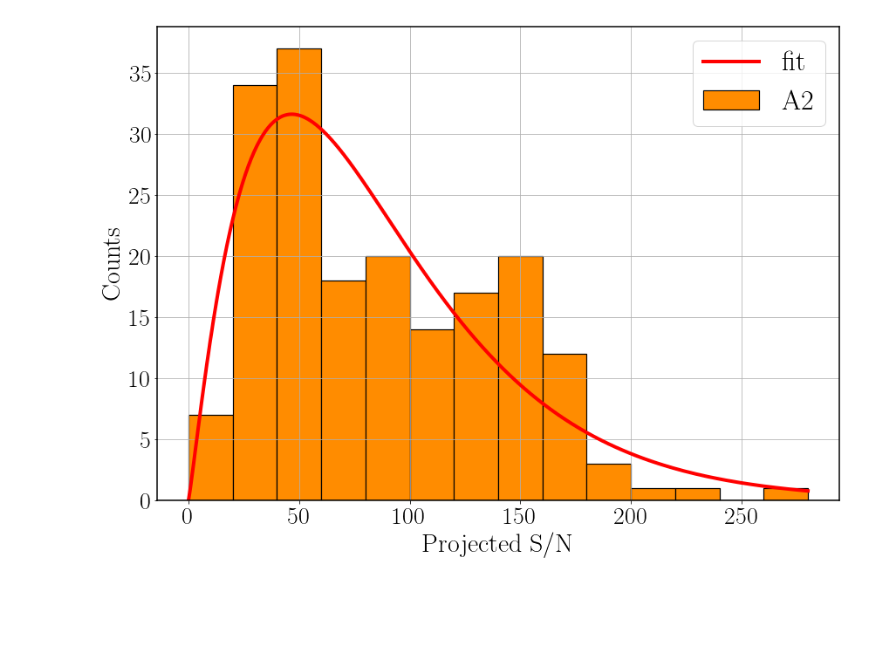
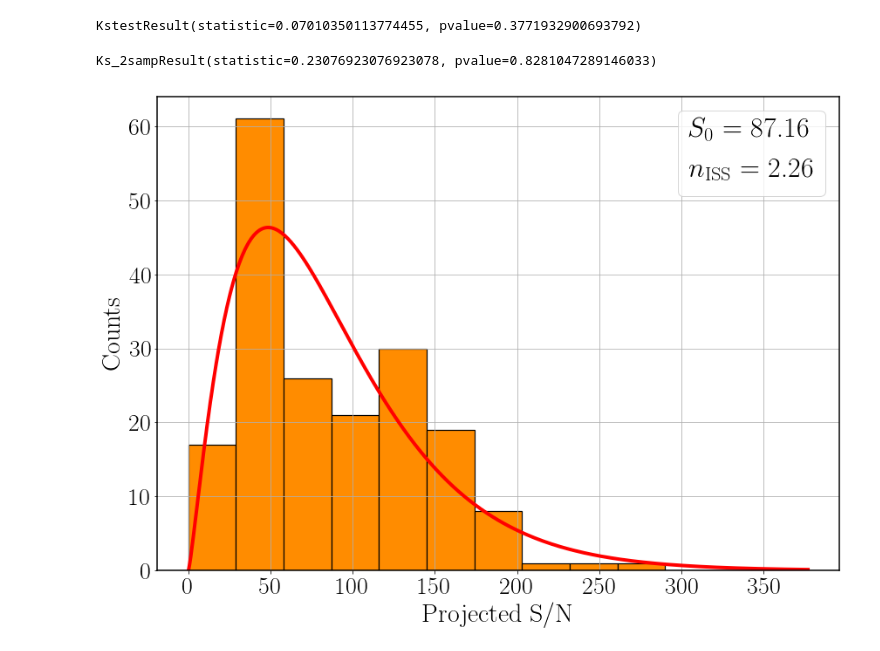
Before and after one commit to svsosafiscella/paper_PuMA, a Jupyter notebook: plot_histogram_scintillation.ipynb, the cells around one changed output. Drawn from its saved outputs; the diff is of its cells as text; code cells hidden in the pictures; blank space fills up the shorter version.

```diff
--- a/plot_histogram_scintillation.ipynb
+++ b/plot_histogram_scintillation.ipynb
@@ -52,10 +79,11 @@ NameError: name 'np' is not defined
 # %%
-ant = "A2"
+ant = "A1"
 tmin = (2500/60)/2
 
 sn = []
 tobs = []
 t_max = np.amax(t_obs)
+print(t_max)
 nobs = 0
 
 
@@ -156,0 +185,20 @@ print(popt, pcov2)
+# %%
+gmodel = Model(f, independent_vars=['x','S0'])
+print('parameter names: {}'.format(gmodel.param_names))
+print('independent variables: {}'.format(gmodel.independent_vars))
+
+params = gmodel.make_params(n=2.18)
+
+S0 = np.mean(sn)
+
+result = gmodel.fit(bin_heights_norm, x=bin_centers, S0=S0, n=2.18)
+
+print(result.fit_report())
+
+plt.close()
+plt.figure(figsize=(14,10))
+plt.plot(bin_centers, bin_heights_norm, 'bo')
+plt.plot(bin_centers, result.init_fit, 'k--', label='initial fit')
+plt.plot(bin_centers, result.best_fit, 'r-', label='best fit')
+plt.legend(loc='best')
+plt.show()
@@ -157,3 +222,17 @@ print(popt, pcov2)
+# %%
+start,end = 0,5000
+n = result.best_values.get('n')
+data = sn
+S0 = np.mean(sn)
+res = kstest(data, lambda x: cdf(x,n,S0,start,end))
+print(res)
+# %% [output]
+KstestResult(statistic=0.07010350113774455, pvalue=0.3771932900693792)
+# %%
+test_stat = ks_2samp(bin_heights, f3(bin_centers, result.best_values.get('n')))
+print(test_stat)
+# %% [output]
+Ks_2sampResult(statistic=0.23076923076923078, pvalue=0.8281047289146033)
 # %%
 plt.close()
 
@@ -167,40 +246,48 @@ nice_fonts = {
         "font.size": 28,
         "axes.linewidth": 1.5,
         # Make the legend/label fonts a little smaller
         "legend.fontsize": 32,
         "xtick.labelsize": 28,
         "ytick.labelsize": 28,
 }
 # Update the fonts
 mpl.rcParams.update(nice_fonts)
 
 
 plt.figure(figsize=(14,10))
 plt.grid()
 
 if ant == "A1":
     col = "C0"
 elif ant == "A2":
     col = "darkorange"
 elif ant == "A1+A2":
     col = "green"
 
+#plt.xlim(0,300)
+plt.xticks(np.arange(0, 410 , 50))
+
 
 x_interval_for_fit = np.linspace(bin_borders[0], bin_borders[-1], 10000)
-plt.plot(x_interval_for_fit, f2(x_interval_for_fit, *popt, norm), label='fit', lw=4, color='red')
-plt.bar(bin_centers, bin_heights_norm * norm, width=bin_width, bottom=None, align='center', color=col, edgecolor='black', linewidth=1.2, label=ant)
-#plt.scatter(bin_centers, bin_heights_norm * norm, label=ant)
-plt.legend(loc='upper right')
+
+plt.plot(x_interval_for_fit, f3(x_interval_for_fit, result.best_values.get('n')), lw=4, color='red')
+
+plt.bar(bin_centers, bin_heights_norm * norm, width=bin_width, bottom=None, align='center', color=col, edgecolor='black', linewidth=1.2)
+plt.plot([], [], ' ', label="$S_0$ = " + str(round(np.mean(sn),2)))
+plt.plot([], [], ' ', label="$n_\mathrm{ISS}$ = " + str(round(result.best_values.get('n'),2)))
+
+
+plt.legend(loc='upper right', handletextpad=0., handlelength=0)
 
 plt.xlabel('Projected S/N')
 plt.ylabel('Counts')
 
-plt.savefig('histograma_scintillation' + ant + '_3.pdf', bbox_inches='tight')
-plt.savefig('histograma_scintillation' + ant + '_3.png', bbox_inches='tight')
+plt.savefig('histograma_scintillation' + ant + '.pdf', bbox_inches='tight')
+plt.savefig('histograma_scintillation' + ant + '.png', bbox_inches='tight')
 
 plt.show()
 # %% [output]
-[figure, old version]
+[figure, new version]
 # %%
 popt_A1, pcov_A1 = curve_fit(f, tobs_A1, sn_A1)
 popt_A2, pcov_A2 = curve_fit(f, tobs_A2, sn_A2)
```
Also changed, not shown: parts of 13 cells of this notebook.
